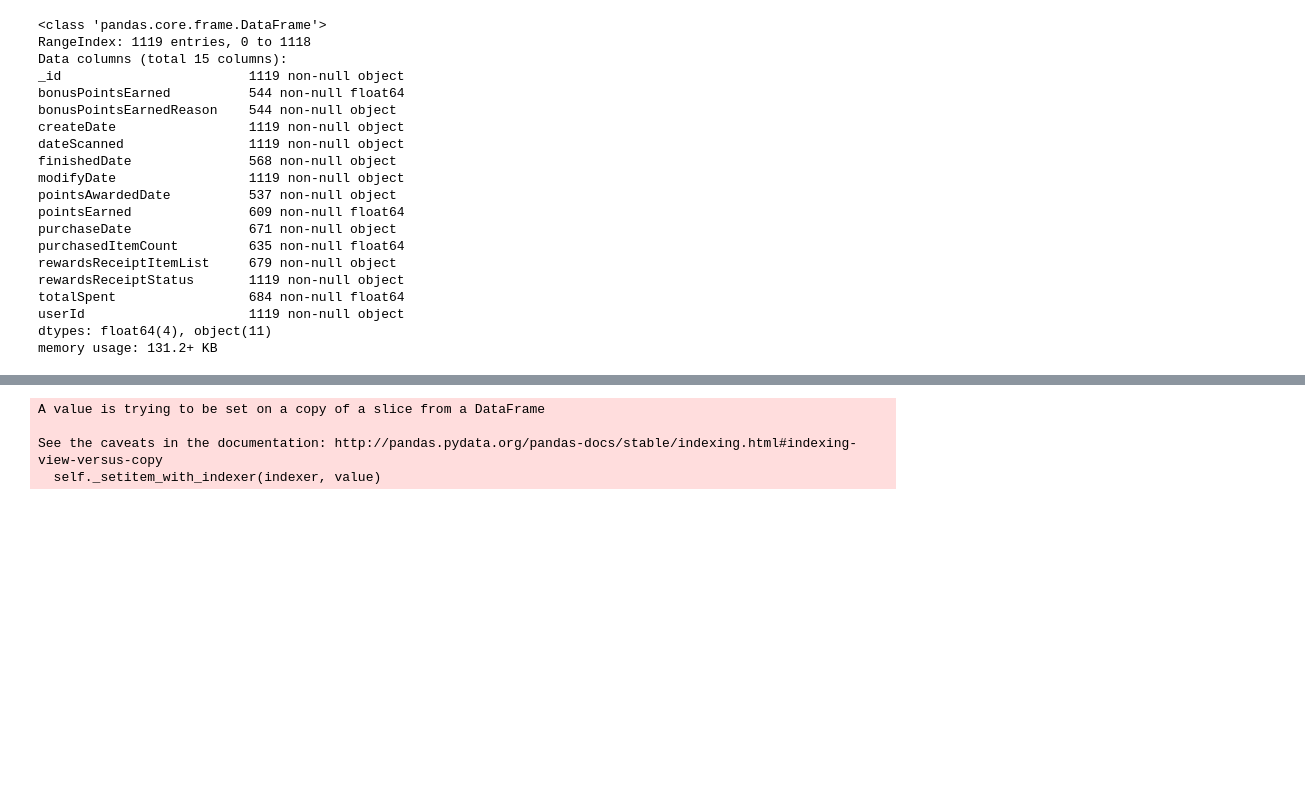
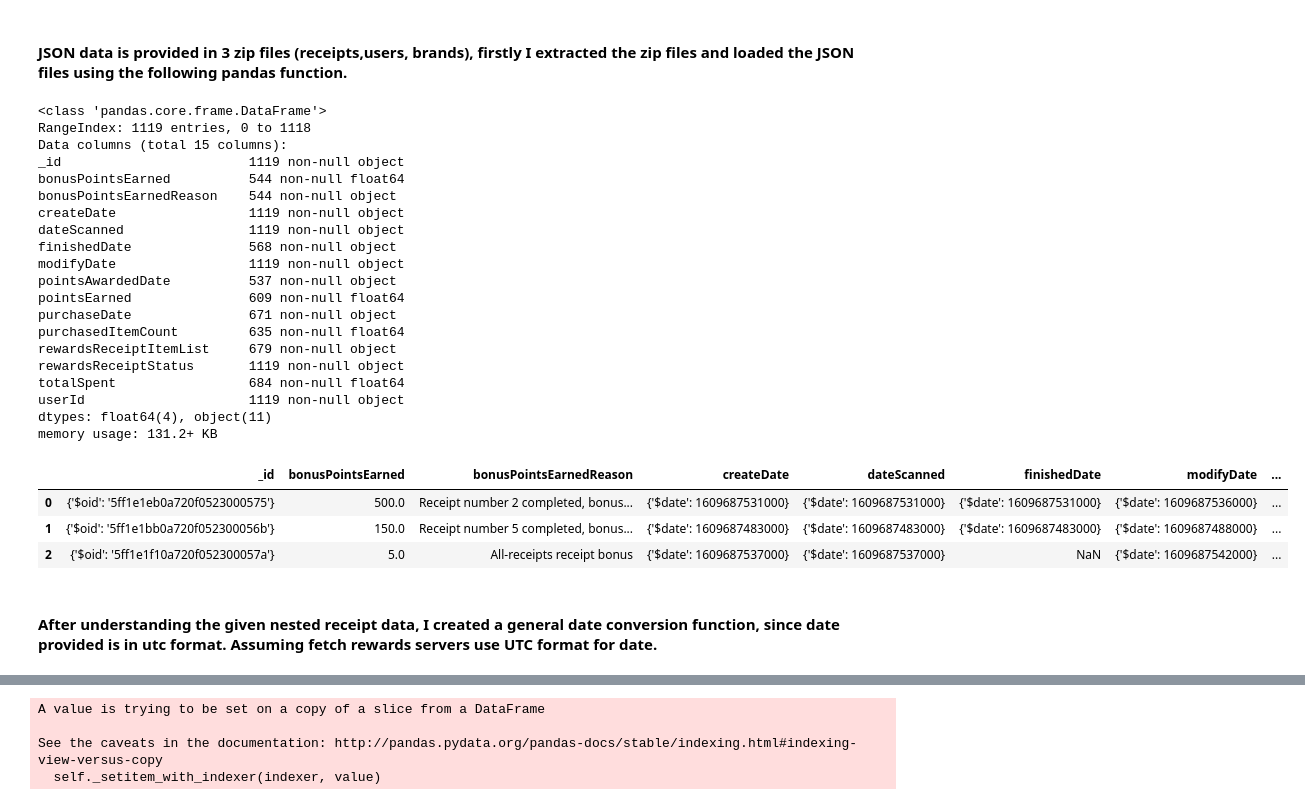
Before and after one commit to VirajMShukla/Data-Assessment---fetch_rewards-, a Jupyter notebook: fetch_rewards_coding.ipynb, the cells around one changed output, grey strips where cells are left out. Drawn from its saved outputs; the diff is of its cells as text; code cells hidden in the pictures; blank space fills up the shorter version.

```diff
--- a/fetch_rewards_coding.ipynb
+++ b/fetch_rewards_coding.ipynb
@@ -11,30 +25,39 @@ DESC:
 import pandas as pd
 from datetime import datetime
+# %% [markdown]
+#### JSON data is provided in 3 zip files (receipts,users, brands), firstly I extracted the zip files and loaded the JSON files using the following pandas function.
 # %%
 receipts = pd.read_json('receipts.json',lines=True)
 receipts.info()
-#receipts.head()
+receipts.head(3)
+#using info(), head() to understand data format,
 # %% [output]
 <class 'pandas.core.frame.DataFrame'>
 RangeIndex: 1119 entries, 0 to 1118
 Data columns (total 15 columns):
 _id                        1119 non-null object
 bonusPointsEarned          544 non-null float64
 bonusPointsEarnedReason    544 non-null object
 createDate                 1119 non-null object
 dateScanned                1119 non-null object
 finishedDate               568 non-null object
 modifyDate                 1119 non-null object
 pointsAwardedDate          537 non-null object
 pointsEarned               609 non-null float64
 purchaseDate               671 non-null object
 purchasedItemCount         635 non-null float64
 rewardsReceiptItemList     679 non-null object
 rewardsReceiptStatus       1119 non-null object
 totalSpent                 684 non-null float64
 userId                     1119 non-null object
 dtypes: float64(4), object(11)
 memory usage: 131.2+ KB
+|  | _id | bonusPointsEarned | bonusPointsEarnedReason | createDate | dateScanned | finishedDate | modifyDate | ... |
+| 0 | {'$oid': '5ff1e1eb0a720f0523000575'} | 500.0 | Receipt number 2 completed, bonus... | {'$date': 1609687531000} | {'$date': 1609687531000} | {'$date': 1609687531000} | {'$date': 1609687536000} | ... |
+| 1 | {'$oid': '5ff1e1bb0a720f052300056b'} | 150.0 | Receipt number 5 completed, bonus... | {'$date': 1609687483000} | {'$date': 1609687483000} | {'$date': 1609687483000} | {'$date': 1609687488000} | ... |
+| 2 | {'$oid': '5ff1e1f10a720f052300057a'} | 5.0 | All-receipts receipt bonus | {'$date': 1609687537000} | {'$date': 1609687537000} | NaN | {'$date': 1609687542000} | ... |
+# %% [markdown]
+#### After understanding the given nested receipt data, I created a general date conversion function, since date provided is in utc format. Assuming fetch rewards servers use UTC format for date.
 # %%
 def date_converter(x):
     '''
```
Also changed, not shown: parts of 77 cells of this notebook, 4 other files.
